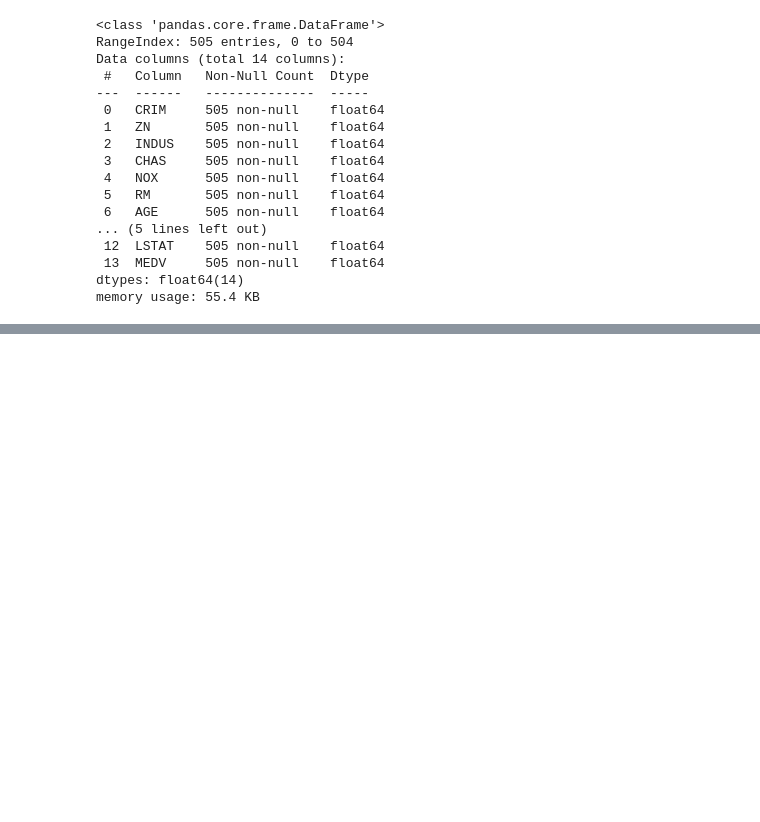
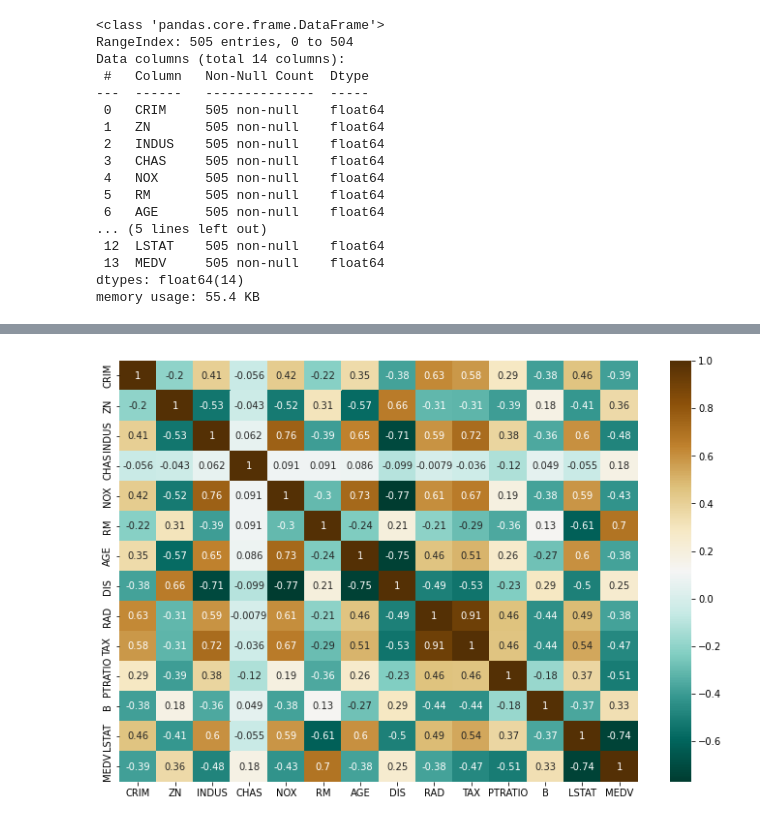
Before and after one commit to Ravinder-Kumar-M/Linear_Regression, a Jupyter notebook: Linear_Regression.ipynb, the cells around one changed output, grey strips where cells are left out. Cells and saved outputs as stored; diff of their text form; code cells hidden in the pictures; blank space fills up the shorter version.

```diff
--- a/Linear_Regression.ipynb
+++ b/Linear_Regression.ipynb
@@ -113,0 +132,8 @@ Dataset.describe()
+# %%
+f = plt.figure()
+f.set_figwidth(12)
+f.set_figheight(8)
+sns.heatmap(Dataset.corr(), cmap= 'BrBG_r', annot=True)
+plt.ioff()
+# %% [output]
+[figure, added]
```
Also changed, not shown: parts of 1 cell of this notebook.
